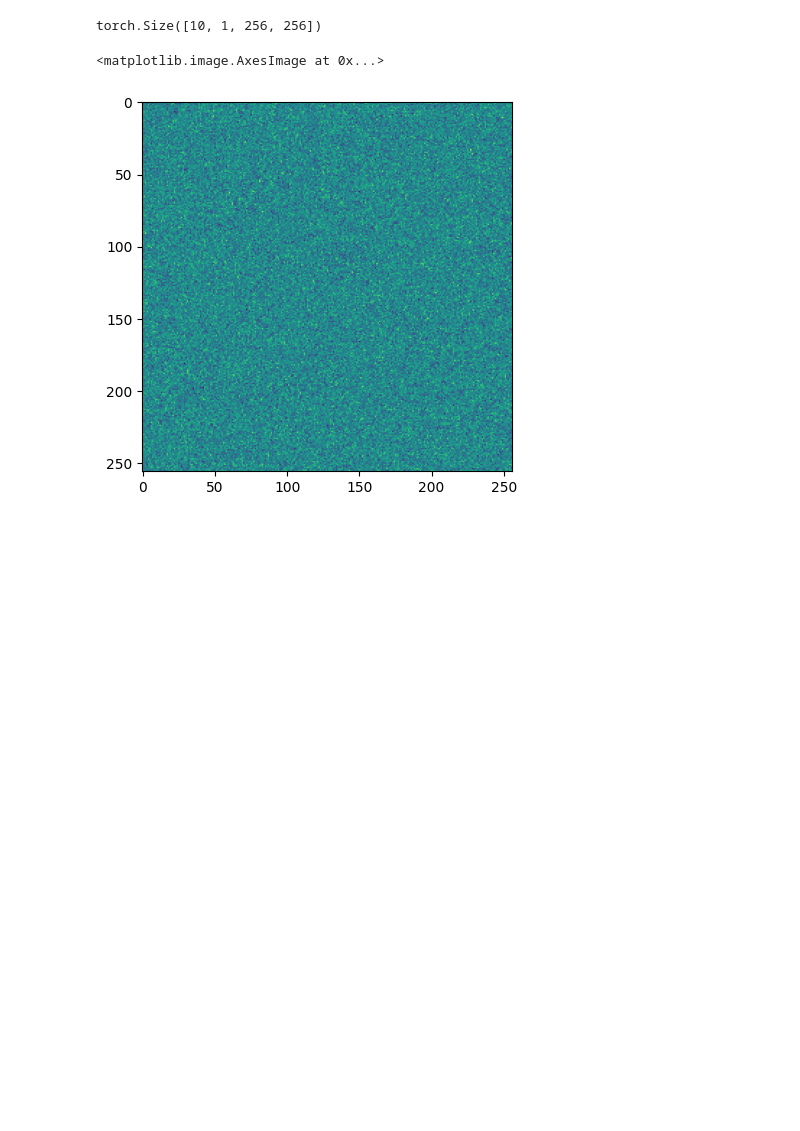
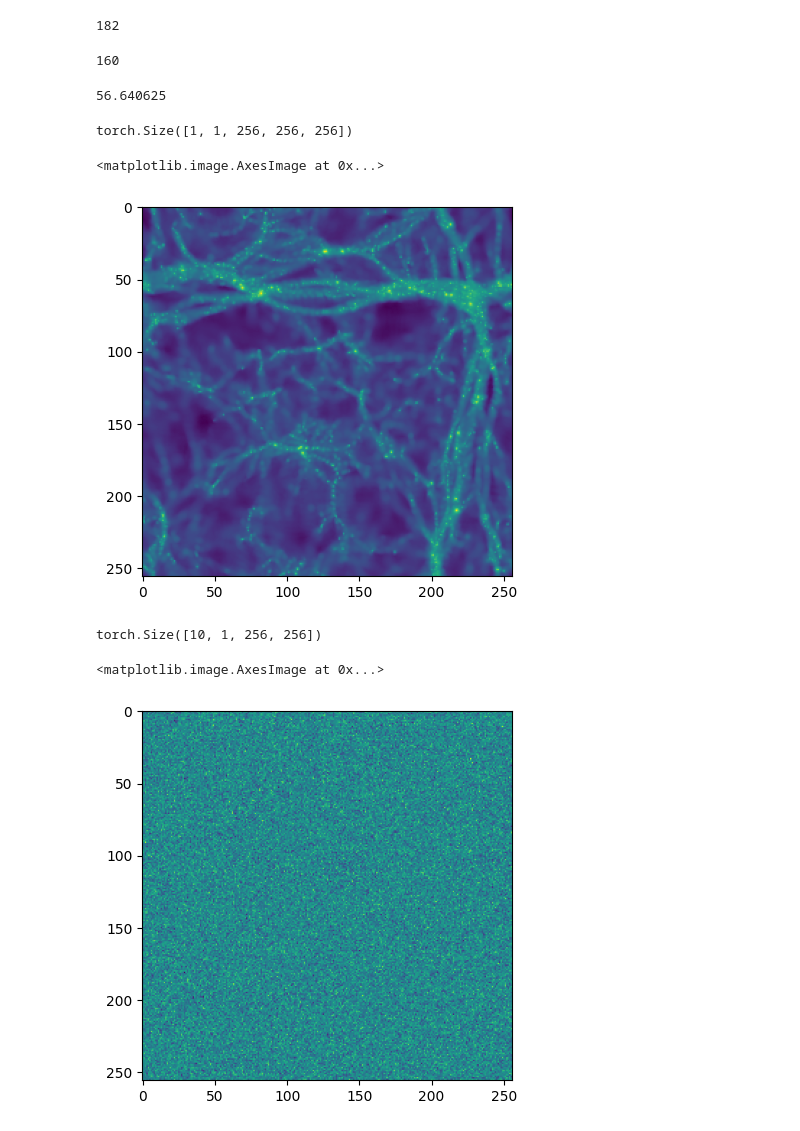
Before and after one commit to cfpark00/vdm4cdm, a Jupyter notebook: test.ipynb, the cells around one changed output. Drawn from its saved outputs; the diff is of its cells as text; code cells hidden in the pictures; blank space fills up the shorter version.

```diff
--- a/test.ipynb
+++ b/test.ipynb
@@ -14,3 +14,48 @@ importlib.reload(networks)
+# %%
+field_in,field_out="Mstar","Mcdm"
+# %%
+def return_func(fields,params):
+    return {"x":fields[1],"conditioning":fields[0],"conditioning_values":[params]}
+dm = CAMELS_3D_dataset.get_dataset(
+    dataset_name="CMD",
+    suite_name="Astrid",
+    return_func=return_func,
+    set_name="CV",
+    z_name="z_0.0",
+    channel_names=[field_in,field_out],
+    stage="fit",
+    batch_size=1,
+    cropsize=160,
+    num_workers=4,
+    mmap=False
+)
+dl=dm.train_dataloader()
+batch=next(iter(dl))
+len(dm.train_data)
+# %% [output]
+182
+# %%
+128+32
+# %% [output]
+160
+# %%
+29*(160/128)**3
+# %% [output]
+56.640625
+# %%
+batch["x"].shape
+# %% [output]
+torch.Size([1, 1, 256, 256, 256])
+# %%
+def x_to_im(field):
+    x_unnorm=dm.unnorm_func(field,1)
+
+    return ml_utils.to_np(dm.norm_func(x_unnorm[0,:,:,:16].sum(-1),1))
+# %%
+plt.imshow(x_to_im(batch["x"][0]))
+# %% [output]
+<matplotlib.image.AxesImage at 0x...>
+[figure, added]
 # %%
 #model
 input_channels=1
```
Also changed, not shown: parts of 1 cell of this notebook, 1 other file.
